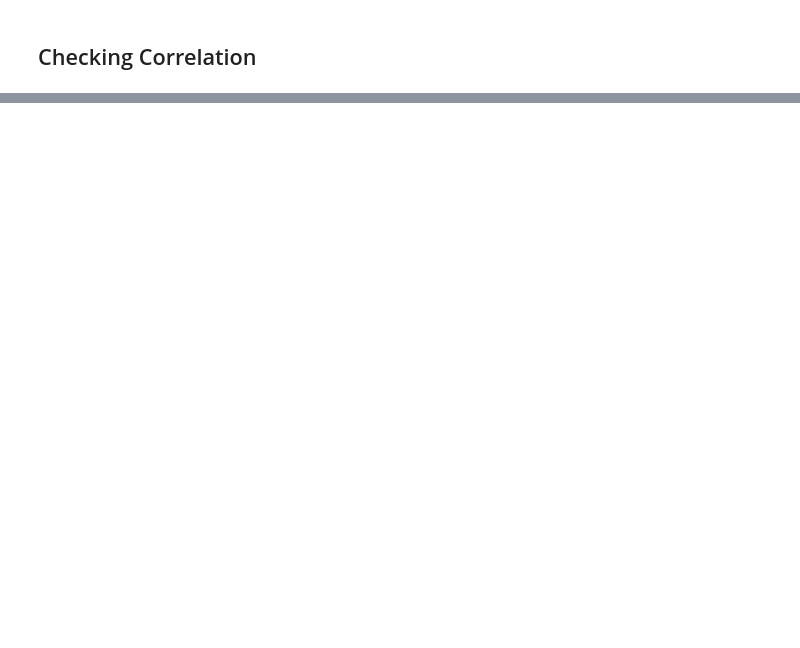
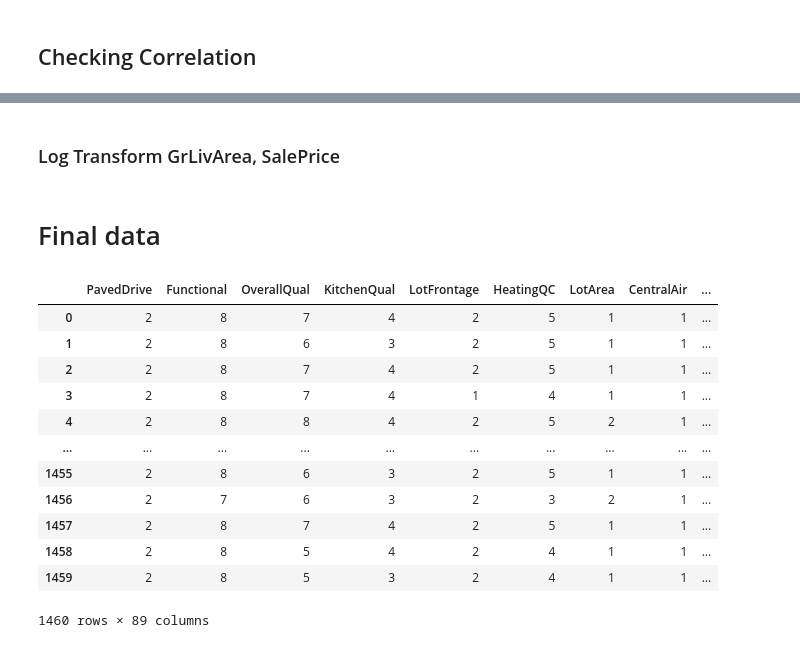
Before and after one commit to evgeniya-engel/ameshousing, a Jupyter notebook: Jane/data_pipeline.ipynb, the cells around one changed output, grey strips where cells are left out. Saved outputs shown, nothing was run; the diff lists cells and outputs as text; code cells hidden in the pictures; blank space fills up the shorter version.

Commit message:
transformed some features

```diff
--- a/Jane/data_pipeline.ipynb
+++ b/Jane/data_pipeline.ipynb
@@ -203,0 +257,5 @@ corr.style.background_gradient(cmap='coolwarm', axis=None)
+# %% [markdown]
+### Log Transform GrLivArea, SalePrice
+# %%
+df['GrLivArea'] = df['GrLivArea'].apply(lambda x: np.log(x))
+df['SalePrice'] = df['SalePrice'].apply(lambda x: np.log(x))
@@ -203,0 +265,34 @@ corr.style.background_gradient(cmap='coolwarm', axis=None)
+# %%
+nominal_dummies = df[nominal_features]
+nominal_dummies = pd.get_dummies(testdf, drop_first=True)
+# %%
+ordinal_features = ['PavedDrive', 'Functional', 'OverallQual', 'KitchenQual', 'LotFrontage','HeatingQC', 'LotArea']
+nominal_features = ['MSSubClass', 'LandContour', 'Utilities', 'LotConfig', 'LandSlope',
+                    'Neighborhood', 'Electrical', 'SaleCondition', 'MSZoning']
+binary_features = ['CentralAir', 'Basement', 'Fireplaces', 'Garage', 'Reno', 'OneFamHome',
+                   'PosFeat', 'Norm', 'TwoFloors', 'PoolArea', 'WoodDeck', 'Porch']
+contin_features = ['GrLivArea', 'SalePrice']
+discrete_features = ['Total.HalfBath', 'Total.FullBath', 'BedroomAbvGr', 'TotRmsAbvGrd', 'GarageCars']
+date_features = ['YearBuilt', 'YrSold']
+# %%
+selection = ordinal_features+binary_features+contin_features+discrete_features+date_features
+final_data = df[selection]
+# %% [markdown]
+# Final data
+# %%
+final_data = pd.concat([final_data, nominal_dummies], axis = 1)
+final_data
+# %% [output]
+|  | PavedDrive | Functional | OverallQual | KitchenQual | LotFrontage | HeatingQC | LotArea | CentralAir | ... |
+| 0 | 2 | 8 | 7 | 4 | 2 | 5 | 1 | 1 | ... |
+| 1 | 2 | 8 | 6 | 3 | 2 | 5 | 1 | 1 | ... |
+| 2 | 2 | 8 | 7 | 4 | 2 | 5 | 1 | 1 | ... |
+| 3 | 2 | 8 | 7 | 4 | 1 | 4 | 1 | 1 | ... |
+| 4 | 2 | 8 | 8 | 4 | 2 | 5 | 2 | 1 | ... |
+| ... | ... | ... | ... | ... | ... | ... | ... | ... | ... |
+| 1455 | 2 | 8 | 6 | 3 | 2 | 5 | 1 | 1 | ... |
+| 1456 | 2 | 7 | 6 | 3 | 2 | 3 | 2 | 1 | ... |
+| 1457 | 2 | 8 | 7 | 4 | 2 | 5 | 1 | 1 | ... |
+| 1458 | 2 | 8 | 5 | 4 | 2 | 4 | 1 | 1 | ... |
+| 1459 | 2 | 8 | 5 | 3 | 2 | 4 | 1 | 1 | ... |
+1460 rows × 89 columns
```
Also changed, not shown: parts of 22 cells of this notebook, 1 other file.
